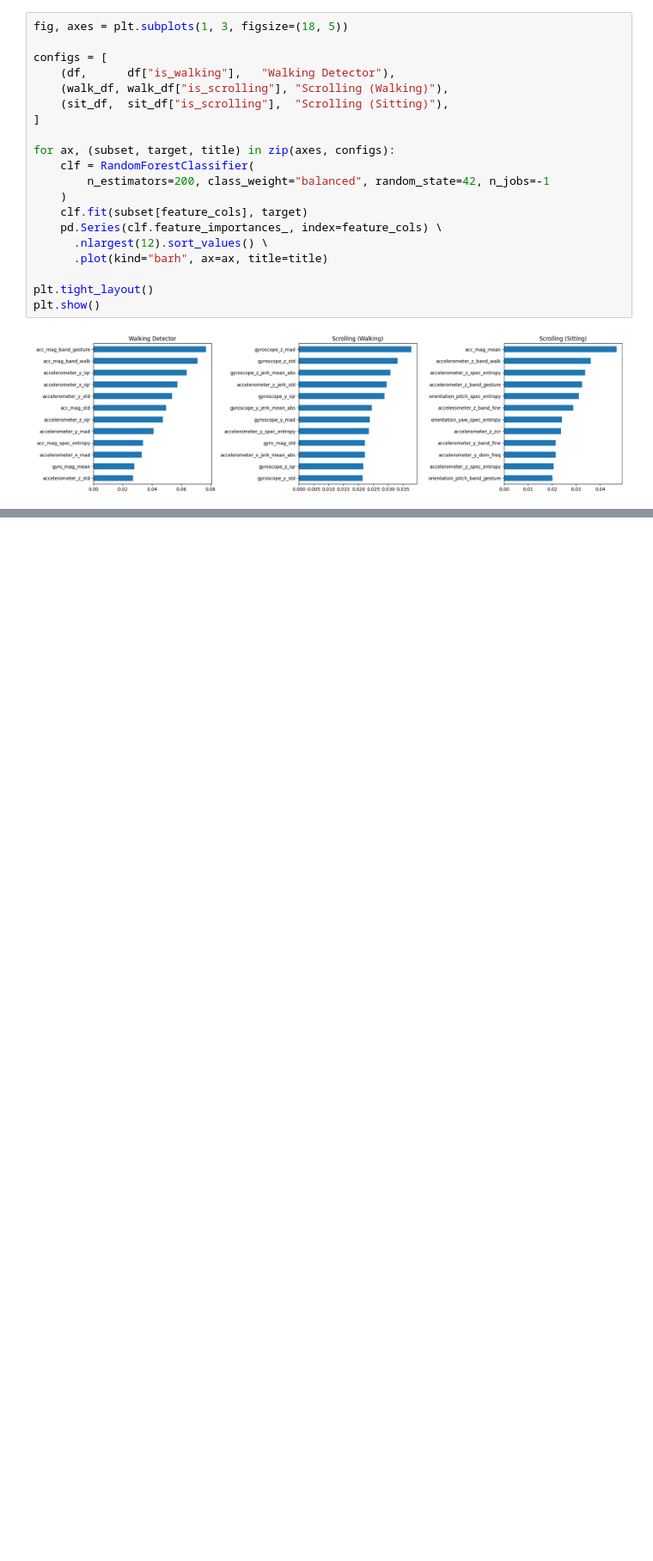
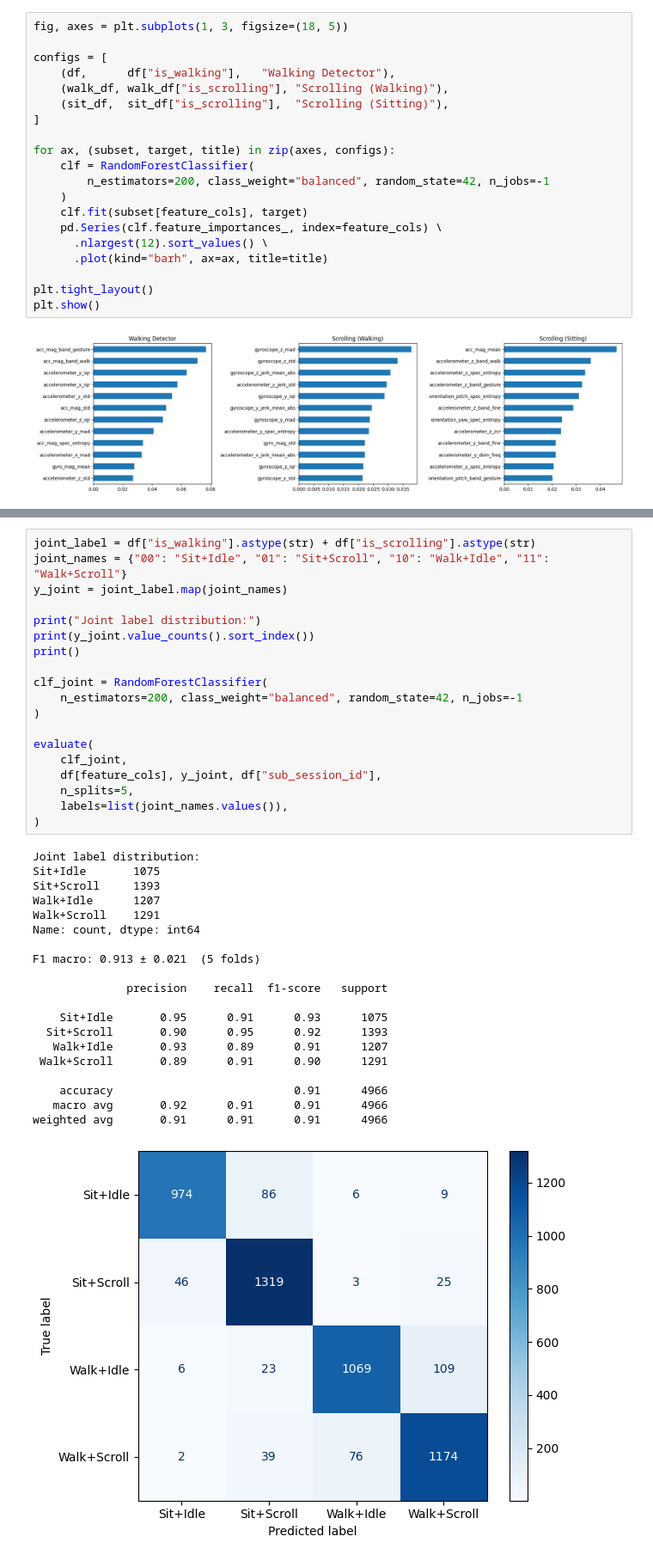
Before and after one commit to mertakyildiz/DoomScroll-Detector, a Jupyter notebook: classifier.ipynb, the cells around one changed output, grey strips where cells are left out. Shown at 86% size. Cells and saved outputs as stored; diff of their text form; blank space fills up the shorter version.

```diff
--- a/classifier.ipynb
+++ b/classifier.ipynb
@@ -177,0 +173,40 @@ plt.show()
+# %%
+joint_label = df["is_walking"].astype(str) + df["is_scrolling"].astype(str)
+joint_names = {"00": "Sit+Idle", "01": "Sit+Scroll", "10": "Walk+Idle", "11": "Walk+Scroll"}
+y_joint = joint_label.map(joint_names)
+
+print("Joint label distribution:")
+print(y_joint.value_counts().sort_index())
+print()
+
+clf_joint = RandomForestClassifier(
+    n_estimators=200, class_weight="balanced", random_state=42, n_jobs=-1
+)
+
+evaluate(
+    clf_joint,
+    df[feature_cols], y_joint, df["sub_session_id"],
+    n_splits=5,
+    labels=list(joint_names.values()),
+)
+# %% [output]
+Joint label distribution:
+Sit+Idle       1075
+Sit+Scroll     1393
+Walk+Idle      1207
+Walk+Scroll    1291
+Name: count, dtype: int64
+
+F1 macro: 0.913 ± 0.021  (5 folds)
+
+              precision    recall  f1-score   support
+
+    Sit+Idle       0.95      0.91      0.93      1075
+  Sit+Scroll       0.90      0.95      0.92      1393
+   Walk+Idle       0.93      0.89      0.91      1207
+ Walk+Scroll       0.89      0.91      0.90      1291
+
+    accuracy                           0.91      4966
+   macro avg       0.92      0.91      0.91      4966
+weighted avg       0.91      0.91      0.91      4966
+[figure, added]
```
Also changed, not shown: parts of 4 cells of this notebook, 2 other files.
